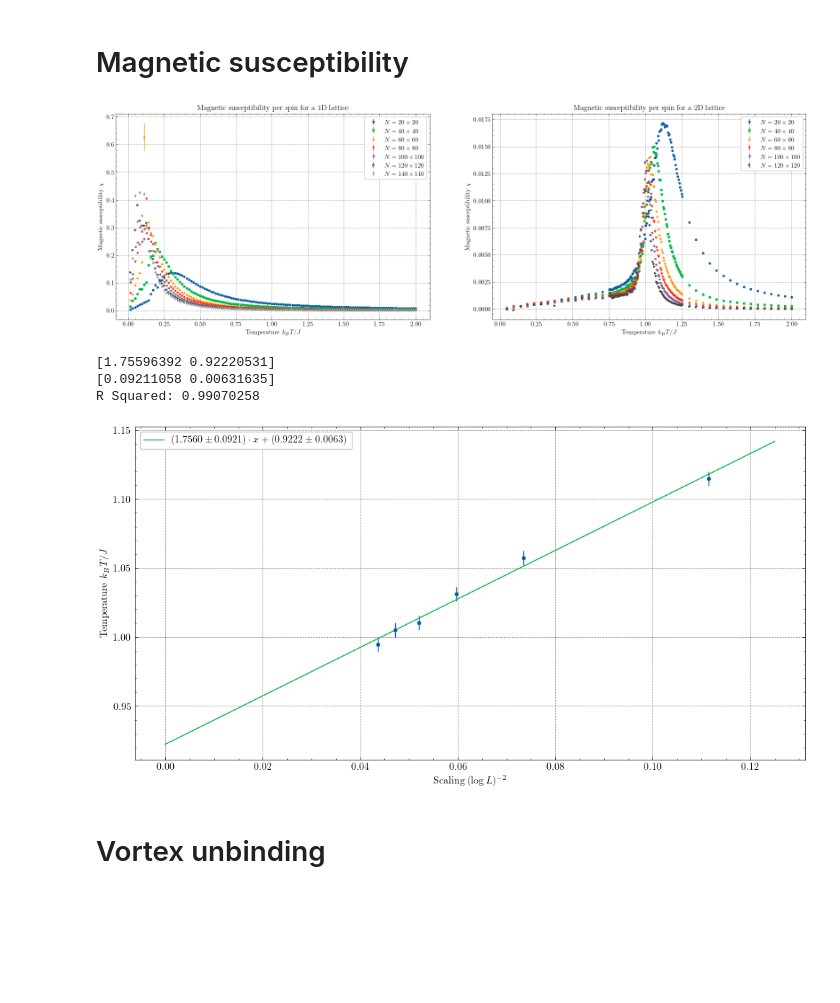
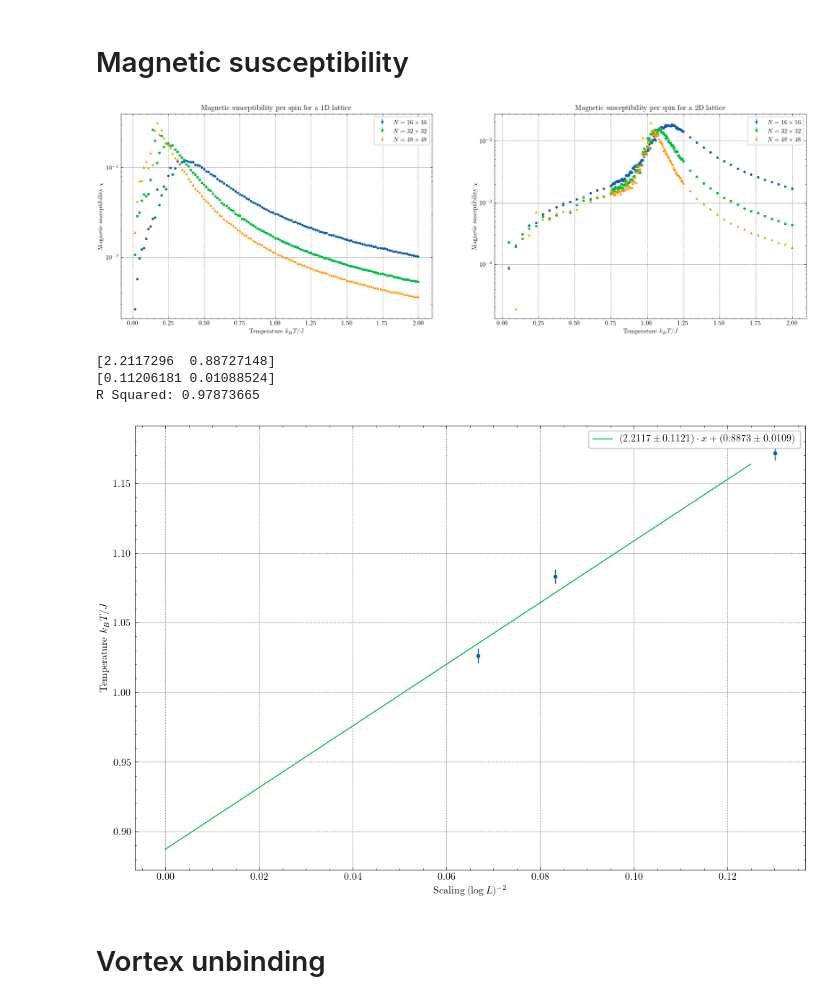
Before and after one commit to lennartvrg/XY-Model, a Jupyter notebook: Notebook.ipynb, the cells around one changed output. Cells and saved outputs as stored; diff of their text form; code cells hidden in the pictures; blank space fills up the shorter version.

```diff
--- a/Notebook.ipynb
+++ b/Notebook.ipynb
@@ -113,7 +113,7 @@ maximas = []
 delta_maximas = []
 
 fig, ax = plt.subplots(1, 2)
-for name, group in pd.read_sql_query(f'SELECT dimension, size FROM results WHERE run_id = \'{current_run}\' GROUP BY dimension, size ORDER BY dimension', con).groupby('dimension'):
+for name, group in pd.read_sql_query(f'SELECT dimension, size FROM results WHERE run_id = \'{current_run}\' AND size <= 200 GROUP BY dimension, size ORDER BY dimension', con).groupby('dimension'):
     for size in group['size']:
         data = pd.read_sql_query(f'SELECT temperature, magnet_suscept, magnet_suscept_std FROM results WHERE dimension = \'{name}\' AND run_id = \'{current_run}\' AND size = \'{size}\' ORDER BY temperature', con)
         ax[name - 1].errorbar(data['temperature'], data['magnet_suscept'], yerr=data['magnet_suscept_std'], label=f'$N = {size} \\times {size}$')
@@ -131,47 +131,47 @@ for name, group in pd.read_sql_query(f'SELECT dimension, size FROM results WHERE
     ax[name - 1].set_xlabel('Temperature $k_B T / J$')
     ax[name - 1].set_ylabel('Magnetic susceptibility $\\chi$')
 
-    #ax[name - 1].set_yscale('log')
+    ax[name - 1].set_yscale('log')
     ax[name - 1].legend()
 
 fig.savefig('figures/Magnetic_Susceptibility.pdf', bbox_inches='tight')
 # %% [output]
-[figure, old version]
+[figure, new version]
 # %%
 sizes = np.array(sizes)
 maximas = np.array(maximas)
 delta_maximas = np.array(delta_maximas)
 
-fig, ax = plt.subplots(figsize=(12, 6))
+fig, ax = plt.subplots(figsize=(12, 8))
 ax.errorbar(sizes, maximas, yerr=delta_maximas)
 
 def linear_fn(x: float, slope: float, intercept: float) -> float:
     return slope * x + intercept
 
 popt, pcov = curve_fit(linear_fn, sizes, maximas, sigma=delta_maximas, absolute_sigma=True)
 perr = np.sqrt(np.diag(pcov))
 print(popt)
 print(perr)
 
 residuals = maximas - linear_fn(sizes, *popt)
 ss_res = np.sum(residuals**2)
 ss_tot = np.sum((maximas - np.mean(maximas))**2)
 r_squared = 1 - (ss_res / ss_tot)
 print(f'R Squared: {r_squared:.8f}')
 
 sampling = np.linspace(0, 0.125, num=100)
 ax.plot(sampling, linear_fn(sampling, *popt), '-', label=f'$({popt[0]:.4f} \\pm {perr[0]:.4f}) \\cdot x + ({popt[1]:.4f} \\pm {perr[1]:.4f})$')
 
 ax.set_xlabel('Scaling $(\\log{L})^{-2}$')
 ax.set_ylabel('Temperature $k_B T / J$')
 
 ax.legend()
 fig.savefig('figures/Critical_Temperature.pdf', bbox_inches='tight')
 # %% [output]
-[1.75596392 0.92220531]
-[0.09211058 0.00631635]
-R Squared: 0.99070258
+[2.2117296  0.88727148]
+[0.11206181 0.01088524]
+R Squared: 0.97873665
-[figure, old version]
+[figure, new version]
 # %% [markdown]
 # Vortex unbinding
 # %%
```
Also changed, not shown: parts of 8 cells of this notebook, 11 other files.
